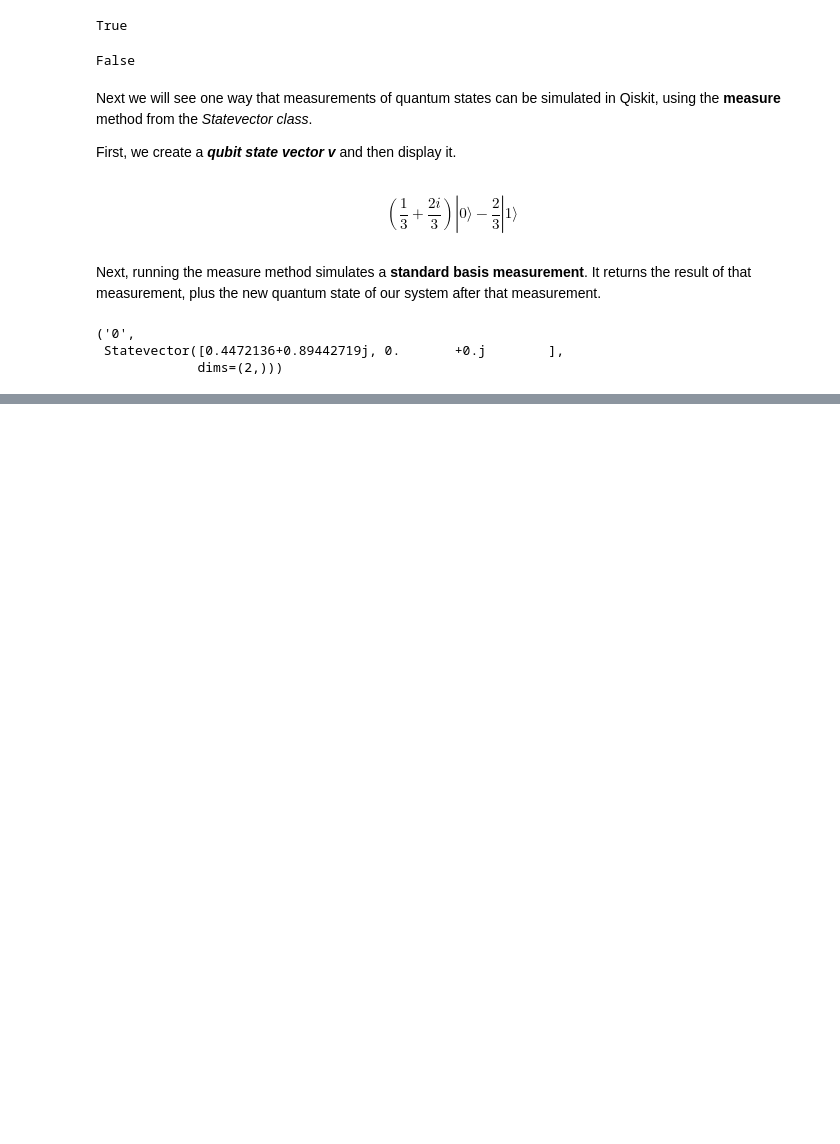
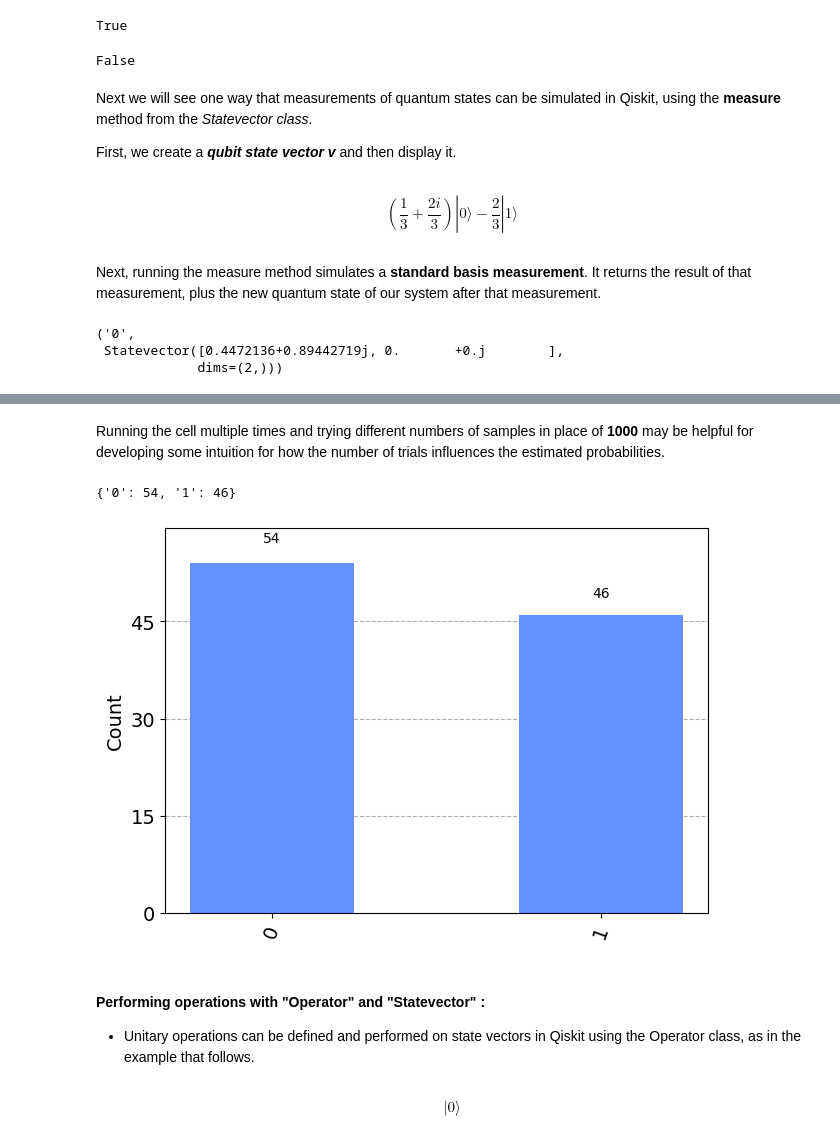
Before and after one commit to PavanCyborg/Qiskit-Notes, a Jupyter notebook: Quantum Computing Full.ipynb, the cells around one changed output, grey strips where cells are left out. Cells and saved outputs as stored; diff of their text form; code cells hidden in the pictures; blank space fills up the shorter version.

```diff
--- a/Quantum Computing Full.ipynb
+++ b/Quantum Computing Full.ipynb
@@ -1950,0 +1970,29 @@ For the particular example of the vector v defined above, the measure method def
+# %% [markdown]
+Running the cell multiple times and trying different numbers of samples in place of **1000** may be helpful for developing some intuition for how the number of trials influences the estimated probabilities.
+# %%
+#if we consider only 100 samples
+statistics = v.sample_counts(100)
+display(statistics)
+plot_histogram(statistics)
+# %% [output]
+{'0': 54, '1': 46}
+[figure, added]
+# %% [markdown]
+#### Performing operations with "Operator" and "Statevector" :
+
+   - Unitary operations can be defined and performed on state vectors in Qiskit using the Operator class, as in the example that follows.
+# %%
+from qiskit.quantum_info import Operator
+
+X = Operator([[0, 1], [1, 0]])
+Y = Operator([[0, -1.0j], [1.0j, 0]])
+Z = Operator([[1, 0], [0, -1]])
+H = Operator([[1 / sqrt(2), 1 / sqrt(2)], [1 / sqrt(2), -1 / sqrt(2)]])
+S = Operator([[1, 0], [0, 1.0j]])
+T = Operator([[1, 0], [0, (1 + 1.0j) / sqrt(2)]])
+
+v = Statevector([1, 0])
+
+v.draw("latex")
+# %% [output]
+$$ |0\rangle$$
```
Also changed, not shown: parts of 20 cells of this notebook.
